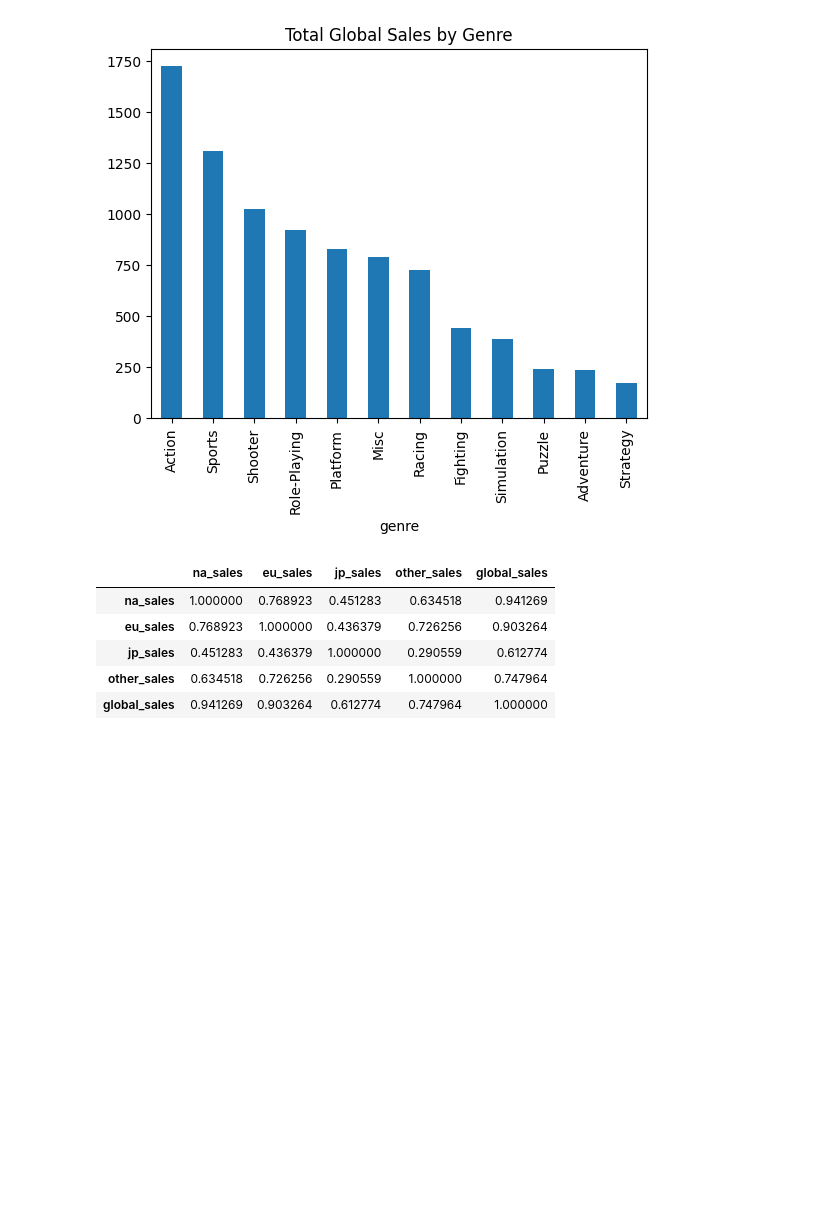
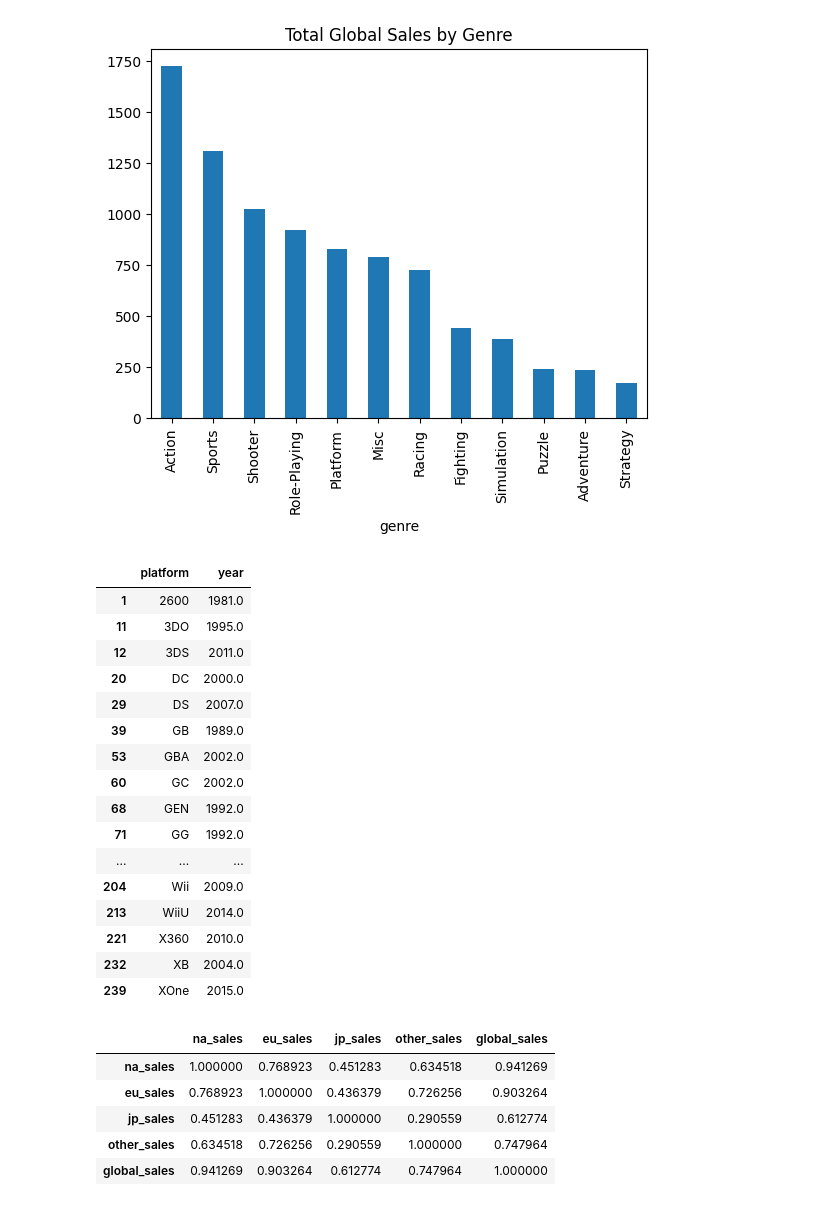
Before and after one commit to 1DownLabs/python-foundations, a Jupyter notebook: notebooks/08_deep_eda_analysis.ipynb, the cells around one changed output. Saved outputs shown, nothing was run; the diff lists cells and outputs as text; code cells hidden in the pictures; blank space fills up the shorter version.

```diff
--- a/notebooks/08_deep_eda_analysis.ipynb
+++ b/notebooks/08_deep_eda_analysis.ipynb
@@ -203,6 +203,45 @@ plt.show()
 [figure]
 # %%
 platform_year = df.groupby(["platform","year"])["global_sales"].sum().reset_index()
+# %%
+'''Find:
+
+first appearance year
+
+peak year
+
+decline period'''
+
+First_appearence = platform_year.groupby('platform')['year'].min()
+
+First_appearence
+
+#Platform Peak Year
+peak_year = platform_year.copy()
+peak_year['highest_sale'] = peak_year.groupby('platform')['global_sales'].transform('max')
+platform_peak_year =  peak_year[peak_year['global_sales'] == peak_year['highest_sale']][['platform', 'year']]
+platform_peak_year
+
+
+# Decline Period: Post peak period for each platform is the decline period, but if we look at the trend chart it looks like generic decline period started in 2010
+# %% [output]
+|  | platform | year |
+| 1 | 2600 | 1981.0 |
+| 11 | 3DO | 1995.0 |
+| 12 | 3DS | 2011.0 |
+| 20 | DC | 2000.0 |
+| 29 | DS | 2007.0 |
+| 39 | GB | 1989.0 |
+| 53 | GBA | 2002.0 |
+| 60 | GC | 2002.0 |
+| 68 | GEN | 1992.0 |
+| 71 | GG | 1992.0 |
+| ... | ... | ... |
+| 204 | Wii | 2009.0 |
+| 213 | WiiU | 2014.0 |
+| 221 | X360 | 2010.0 |
+| 232 | XB | 2004.0 |
+| 239 | XOne | 2015.0 |
 # %%
 # Correlation Analysis
 
```
Also changed, not shown: parts of 3 cells of this notebook.
